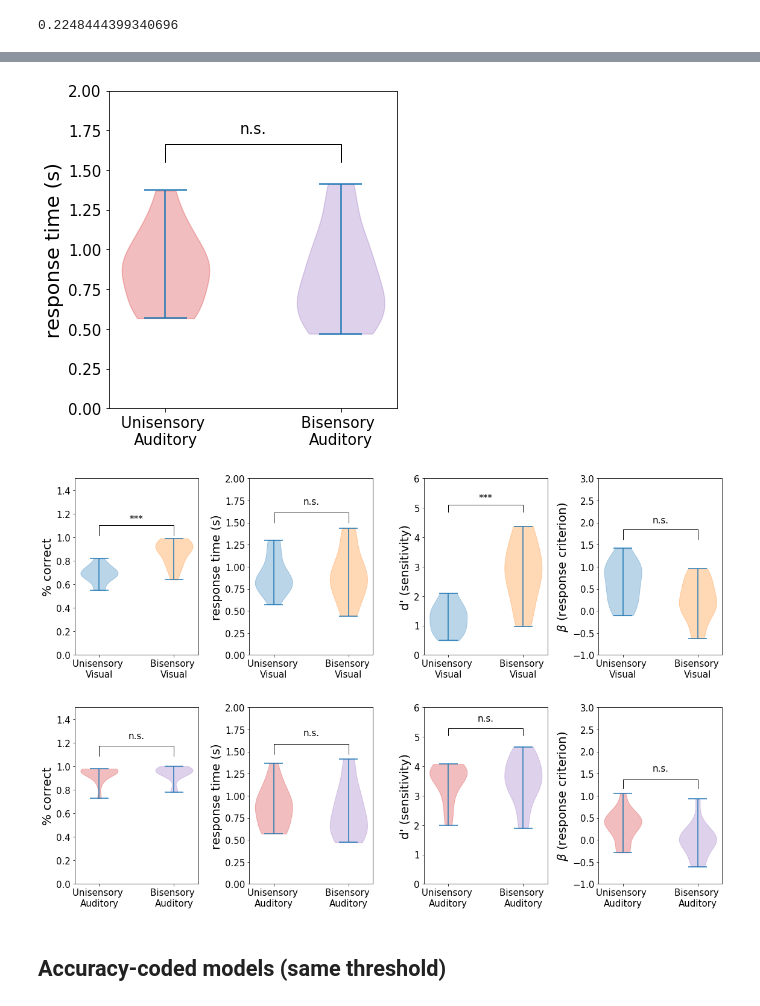
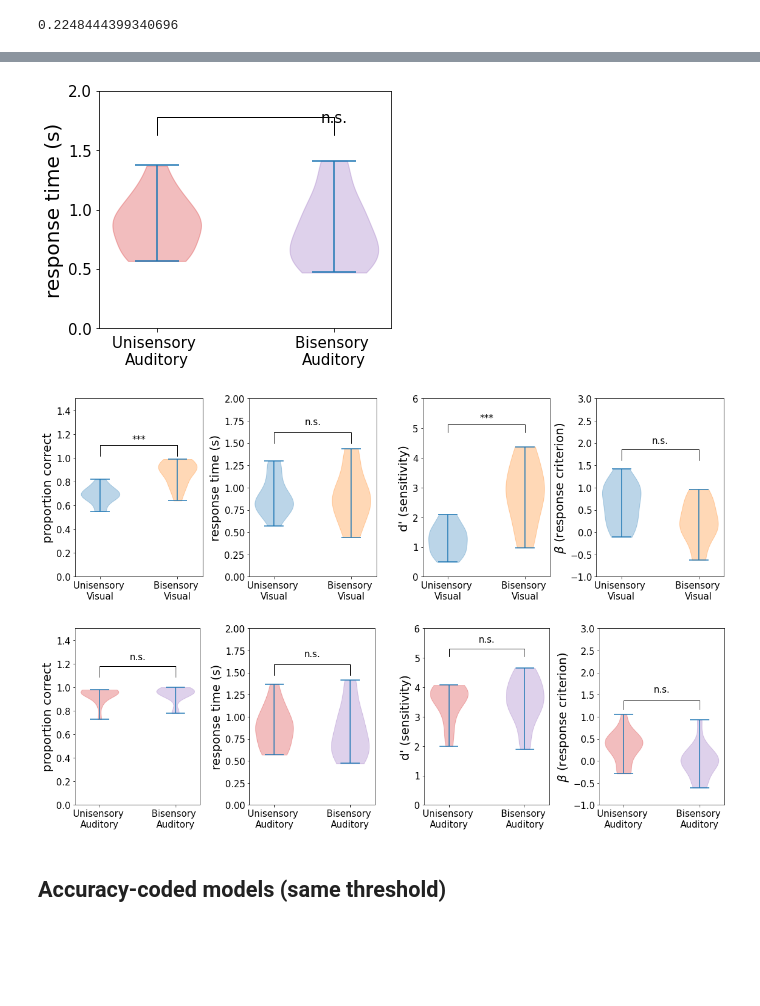
Before and after one commit to chauedwin/NumerosityHDDM, a Jupyter notebook: ExpResults.ipynb, the cells around one changed output, grey strips where cells are left out. Cells and saved outputs as stored; diff of their text form; code cells hidden in the pictures; blank space fills up the shorter version.

```diff
--- a/ExpResults.ipynb
+++ b/ExpResults.ipynb
@@ -980,7 +1142,7 @@ flashcongracc = congrf['acc'].mean()
 fig = plt.figure(figsize=(5,5))
 ax = fig.add_subplot(111)
 #ax.set_xlabel('condition', fontsize = 20)
-ax.set_ylabel('% correct', fontsize = 20)
+ax.set_ylabel('proportion correct', fontsize = 20)
 plt.tick_params(axis = 'x', labelsize = 15)
 plt.tick_params(axis = 'y', labelsize = 15)
 
@@ -1028,7 +1190,7 @@ beepcongracc = congrb['acc'].mean()
 fig = plt.figure(figsize=(5,5))
 ax = fig.add_subplot(111)
 #ax.set_xlabel('condition', fontsize = 20)
-ax.set_ylabel('% correct', fontsize = 20)
+ax.set_ylabel('proportion correct', fontsize = 20)
 plt.tick_params(axis = 'x', labelsize = 15)
 plt.tick_params(axis = 'y', labelsize = 15)
 
@@ -1170,7 +1332,7 @@ plt.tick_params(axis = 'y', labelsize = 15)
 
 plt.savefig('audmean_rt.png', dpi=100)
 # %% [output]
-[figure, old version]
+[figure, new version]
 # %%
 from matplotlib.offsetbox import AnchoredText
 flashuniacc = unif['acc'].mean()
@@ -1179,7 +1341,7 @@ flashcongracc = congrf['acc'].mean()
 fig = plt.figure(figsize=(16,5))
 ax = fig.add_subplot(141)
 #ax.set_xlabel('condition', fontsize = 20)
-ax.set_ylabel('% correct', fontsize = 20)
+ax.set_ylabel('proportion correct', fontsize = 20)
 plt.tick_params(axis = 'x', labelsize = 15)
 plt.tick_params(axis = 'y', labelsize = 15)
 
@@ -1192,7 +1354,7 @@ def label_diff(i,j,text,X,Y):
     x = (X[i]+X[j])/2
     y = 1.05*max(Y[i], Y[j])
     dx = abs(X[i]-X[j])
-    ax.annotate(text, xy=(x + 0.5,y+0.22), zorder=10, ha= 'center', size = 15)
+    ax.annotate(text, xy=(x,y+0.22), zorder=10, ha= 'center', size = 15)
     ax.annotate('', xy=(X[i],y), xytext=(X[j],y), arrowprops=props)
 
 y_pos = [0,1]
@@ -1228,7 +1390,7 @@ def label_diff(i,j,text,X,Y):
     x = (X[i]+X[j])/2
     y = 1.05*max(Y[i], Y[j])
     dx = abs(X[i]-X[j])
-    ax.annotate(text, xy=(x + 0.5,y+0.2), zorder=10, ha= 'center', size = 15)
+    ax.annotate(text, xy=(x,y+0.2), zorder=10, ha= 'center', size = 15)
     ax.annotate('', xy=(X[i],y-0.15), xytext=(X[j],y-0.15), arrowprops=props)
 
 colors = ['#1f77b4', '#ff7f0e']
@@ -1276,7 +1438,7 @@ def label_diff(i,j,text,X,Y):
     x = (X[i]+X[j])/2
     y = 1.05*max(Y[i], Y[j])
     dx = abs(X[i]-X[j])
-    ax.annotate(text, xy=(x + 0.5,y+0.65), zorder=10, ha= 'center', size = 15)
+    ax.annotate(text, xy=(x,y+0.65), zorder=10, ha= 'center', size = 15)
     ax.annotate('', xy=(X[i],y-0.25), xytext=(X[j],y-0.25), arrowprops=props)
 
 y_pos = [0,1]
@@ -1318,36 +1480,36 @@ def label_diff(i,j,text,X,Y):
                  'shrinkA':20,'shrinkB':20,'linewidth':1}
     x = (X[i]+X[j])/2
     y = 1.05*max(Y[i], Y[j])
     dx = abs(X[i]-X[j])
-    ax.annotate(text, xy=(x + 0.5,y+0.5), zorder=10, ha= 'center', size = 15)
+    ax.annotate(text, xy=(x,y+0.5), zorder=10, ha= 'center', size = 15)
     ax.annotate('', xy=(X[i],y-0.15), xytext=(X[j],y-0.15), arrowprops=props)
 
 y_pos = [0,1]
 colors = ['#1f77b4', '#ff7f0e']
 
 vplot = plt.violinplot([unifbeta,
                         congrfbeta], positions = [0,1])
 for patch, color in zip(vplot['bodies'], colors):
     patch.set_color(color)
     patch.set_edgecolor(color)
 label_diff(0, 1, "n.s.", range(5), performance)
 #label_diff(3, 4, "n.s.", range(5), np.insert(performance, 0, 2))
 
 #at = AnchoredText("***  p < 0.001\n        N = 14",
 #              prop=dict(size=14), frameon=True,
 #              loc='upper right',
 #              )
 #at.patch.set_boxstyle("round,pad=0.,rounding_size=0.2")
 #ax.add_artist(at)
 
 plt.ylim([-1, 3])
 plt.xticks(y_pos, objects)
 
 
-plt.tight_layout()
+plt.tight_layout(w_pad = 2)
 plt.savefig('vis.png', bbox_inches = 'tight', dpi = 250)
 # %% [output]
-[figure, old version]
+[figure, new version]
 # %%
 beepuniacc = unib['acc'].mean()
 beepcongracc = congrb['acc'].mean()
@@ -1355,7 +1517,7 @@ beepcongracc = congrb['acc'].mean()
 fig = plt.figure(figsize=(16,5))
 ax = fig.add_subplot(141)
 #ax.set_xlabel('condition', fontsize = 20)
-ax.set_ylabel('% correct', fontsize = 20)
+ax.set_ylabel('proportion correct', fontsize = 20)
 plt.tick_params(axis = 'x', labelsize = 15)
 plt.tick_params(axis = 'y', labelsize = 15)
 
@@ -1368,7 +1530,7 @@ def label_diff(i,j,text,X,Y):
     x = (X[i]+X[j])/2
     y = 1.05*max(Y[i], Y[j])
     dx = abs(X[i]-X[j])
-    ax.annotate(text, xy=(x + 0.5,y+0.25), zorder=10, ha= 'center', size = 15)
+    ax.annotate(text, xy=(x,y+0.25), zorder=10, ha= 'center', size = 15)
     ax.annotate('', xy=(X[i],y), xytext=(X[j],y), arrowprops=props)
 
 y_pos = [0,1]
@@ -1401,7 +1563,7 @@ def label_diff(i,j,text,X,Y):
     x = (X[i]+X[j])/2
     y = 1.05*max(Y[i], Y[j])
     dx = abs(X[i]-X[j])
-    ax.annotate(text, xy=(x + 0.5,y+0.2), zorder=10, ha= 'center', size = 15)
+    ax.annotate(text, xy=(x,y+0.2), zorder=10, ha= 'center', size = 15)
     ax.annotate('', xy=(X[i],y-0.15), xytext=(X[j],y-0.15), arrowprops=props)
 
 colors = ['#d62728', '#9467bd']
@@ -1438,7 +1600,7 @@ def label_diff(i,j,text,X,Y):
     x = (X[i]+X[j])/2
     y = 1.05*max(Y[i], Y[j])
     dx = abs(X[i]-X[j])
-    ax.annotate(text, xy=(x + 0.5,y+0.65), zorder=10, ha= 'center', size = 15)
+    ax.annotate(text, xy=(x,y+0.65), zorder=10, ha= 'center', size = 15)
     ax.annotate('', xy=(X[i],y-0.35), xytext=(X[j],y-0.35), arrowprops=props)
 
 y_pos = [0,1]
@@ -1473,7 +1635,7 @@ def label_diff(i,j,text,X,Y):
     x = (X[i]+X[j])/2
     y = 1.05*max(Y[i], Y[j])
     dx = abs(X[i]-X[j])
-    ax.annotate(text, xy=(x + 0.5,y+0.45), zorder=10, ha= 'center', size = 15)
+    ax.annotate(text, xy=(x,y+0.45), zorder=10, ha= 'center', size = 15)
     ax.annotate('', xy=(X[i],y-0.25), xytext=(X[j],y-0.25), arrowprops=props)
 
 y_pos = [0,1]
@@ -1501,7 +1663,7 @@ plt.xticks(y_pos, objects)
 plt.tight_layout()
 plt.savefig('aud.png', bbox_inches = 'tight', dpi = 250)
 # %% [output]
-[figure, old version]
+[figure, new version]
 # %% [markdown]
 ## Accuracy-coded models (same threshold)
 # %% [markdown]
```
Also changed, not shown: parts of 38 cells of this notebook, 21 other files.
